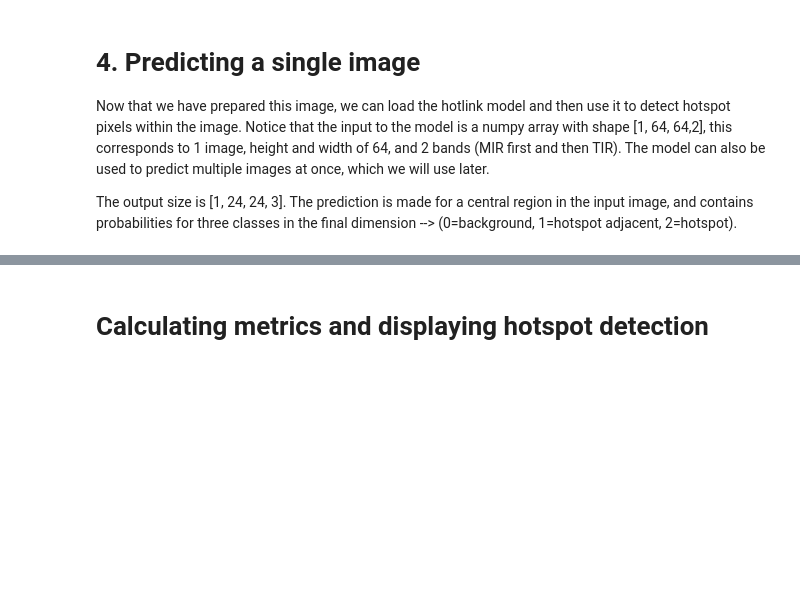
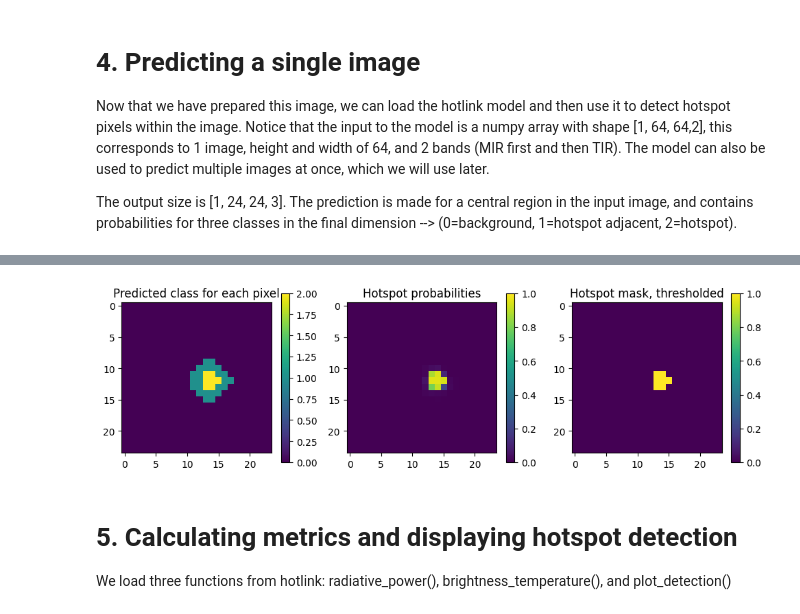
Before and after one commit to csaundersshultz/HotLINK, a Jupyter notebook: HotLINK_tutorial.ipynb, the cells around one changed output, grey strips where cells are left out. Drawn from its saved outputs; the diff is of its cells as text; code cells hidden in the pictures; blank space fills up the shorter version.

```diff
--- a/HotLINK_tutorial.ipynb
+++ b/HotLINK_tutorial.ipynb
@@ -62,7 +62,6 @@ Now that we have prepared this image, we can load the hotlink model and then use
 The output size is [1, 24, 24, 3]. The prediction is made for a central region in the input image, and contains probabilities for three classes in the final dimension --> (0=background, 1=hotspot adjacent, 2=hotspot).
 # %%
 from hotlink import load_hotlink_model
-from hotlink.support_functions import radiative_power, brightness_temperature#, plot_detection
 from skimage.filters import apply_hysteresis_threshold
 
 model = load_hotlink_model() #load the model
@@ -73,24 +72,24 @@ input = cropped.reshape(1,64,64,2)
 prediction = model.predict(input) #shape=[batch_size, 24, 24, 3], for 3 predicted classes:background, hotspot-adjacent, and hotspot
 
 # get predicted class for each pixel (highest probability)
-pred = np.array(np.argmax(prediction[0,:,:,:], axis=2)) #classes 0,1,2 correspond to bg, hot-adjacent, and hot
+pred_classes = np.array(np.argmax(prediction[0,:,:,:], axis=2)) #classes 0,1,2 correspond to bg, hot-adjacent, and hot
 
 # use hysteresis thresholding to generate a binary map of hotspot pixels
 prob_active = prediction[0,:,:,2] #map with probabilities of active class
-max_prob_active = np.max(prob_active) #highest probability per image, equated to probability that the image contains a hotspot
-active_map = apply_hysteresis_threshold(prob_active, low=0.4, high=0.5).astype('int') #hysteresis thresholding active mask
+max_prob = np.max(prob_active) #highest probability per image, equated to probability that the image contains a hotspot
+hotspot_mask = apply_hysteresis_threshold(prob_active, low=0.4, high=0.5).astype('int') #hysteresis thresholding active mask
 
 #now visualize some of the layers:
 fig, axs = plt.subplots(ncols=3, figsize=(12,4))
-im0 = axs[0].imshow(prob_active)
-plt.colorbar(im0, ax=axs[0])
-axs[0].set_title("Hotspot probabilities")
+im0 = axs[0].imshow(pred_classes)
+plt.colorbar(im0, ax=axs[0], shrink=0.8)
+axs[0].set_title("Predicted class for each pixel")
 
-im1 = axs[1].imshow(pred)
-plt.colorbar(im1, ax=axs[1])
-axs[1].set_title("Predicted class for each pixel")
+im1 = axs[1].imshow(prob_active, vmin=0, vmax=1)
+plt.colorbar(im1, ax=axs[1], shrink=0.8)
+axs[1].set_title("Hotspot probabilities")
 
-im2 = axs[2].imshow(active_map)
-plt.colorbar(im2, ax=axs[2])
-axs[2].set_title("Hotspot pixels, Hysteresis Thresholded")
+im2 = axs[2].imshow(hotspot_mask)
+plt.colorbar(im2, ax=axs[2], shrink=0.8)
+txt = axs[2].set_title("Hotspot mask, thresholded")
 # %% [output]
@@ -98,3 +97,5 @@ OSError: ignored
+[figure, added]
 # %% [markdown]
-# Calculating metrics and displaying hotspot detection
+# 5. Calculating metrics and displaying hotspot detection
+We load three functions from hotlink: radiative_power(), brightness_temperature(), and plot_detection()
 # %%
```
Also changed, not shown: parts of 6 cells of this notebook.
